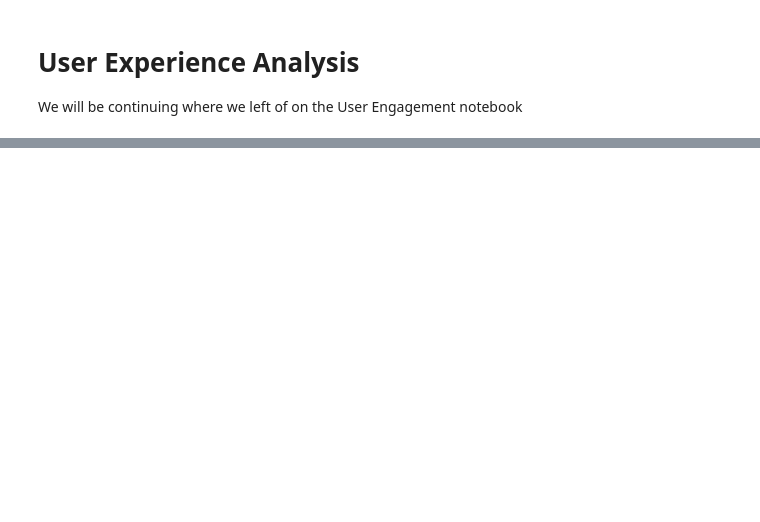
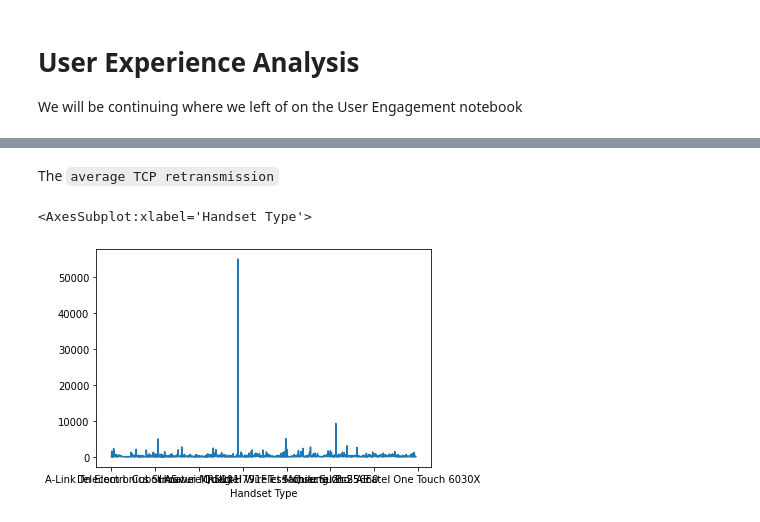
Before and after one commit to Hen0k/TellCo-user-analysis, a Jupyter notebook: notebooks/3-User-Experience-Analysis.ipynb, the cells around one changed output, grey strips where cells are left out. Saved outputs shown, nothing was run; the diff lists cells and outputs as text; code cells hidden in the pictures; blank space fills up the shorter version.

```diff
--- a/notebooks/3-User-Experience-Analysis.ipynb
+++ b/notebooks/3-User-Experience-Analysis.ipynb
@@ -27,3 +34,4 @@ per customer Aggregation of QoS related features
 # %%
-avg_TCP_rtt_uldl_columns = ['Avg RTT DL (ms)', 'Avg RTT UL (ms)']
-avg_TCP_rtt_uldl = users_data[avg_TCP_rtt_uldl_columns].agg([""])
+avg_RTT_uldl_columns = ['Avg RTT DL (ms)', 'Avg RTT UL (ms)']
+avg_RTT_uldl = users_data[avg_RTT_uldl_columns].sum()
+avg_RTT_uldl.head()
@@ -29,0 +119,8 @@ avg_TCP_rtt_uldl = users_data[avg_TCP_rtt_uldl_columns].agg([""])
+# %% [markdown]
+The `average TCP retransmission`
+# %%
+handsets_rtt = handsets_data[avg_RTT_uldl_columns].mean().sum(axis=1)
+handsets_rtt.plot()
+# %% [output]
+<AxesSubplot:xlabel='Handset Type'>
+[figure, added]
```
Also changed, not shown: parts of 25 cells of this notebook.
